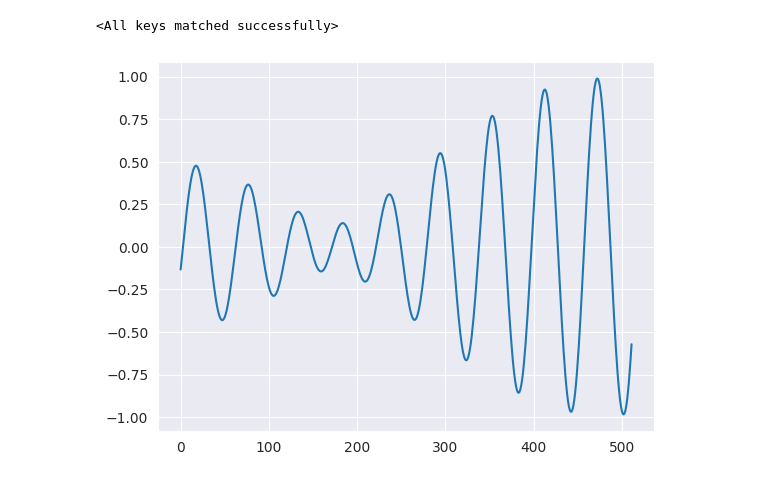
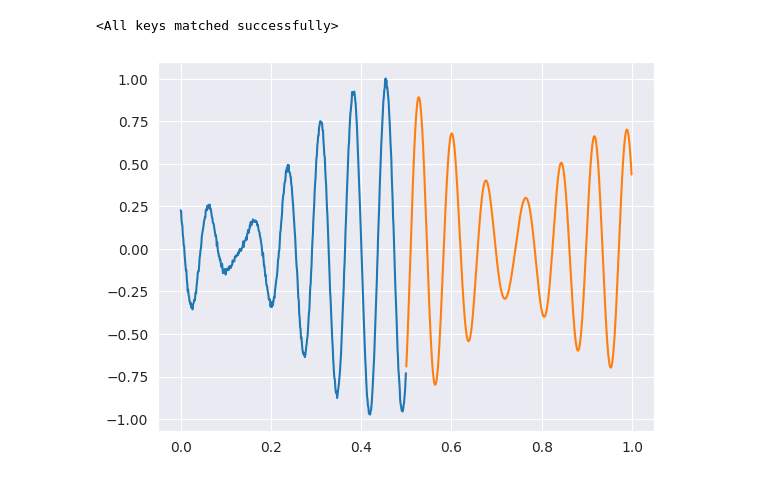
Before and after one commit to daniel-mencl/gravitational-waves, a Jupyter notebook: signal_prediction_triple.ipynb, the cells around one changed output. Cells and saved outputs as stored; diff of their text form; code cells hidden in the pictures.

Commit message:
Add noise

```diff
--- a/signal_prediction_triple.ipynb
+++ b/signal_prediction_triple.ipynb
@@ -35,6 +32,10 @@ best_model.load_state_dict(torch.load("models/signal_prediction_triple.pt", map_
 <All keys matched successfully>
 # %%
 EVAL_COUNT = 256
+TIME_STEP = 0.5 / MAX_SEQUENCE_LENGTH
+MIN_OMEGA = 80
+MAX_OMEGA = 120
+NOISE = 0.01
 
 frequencies_1 = random_values(EVAL_COUNT, MIN_OMEGA, MAX_OMEGA)
 frequencies_2 = random_values(EVAL_COUNT, MIN_OMEGA, MAX_OMEGA)
@@ -69,12 +70,16 @@ sine_3 = create_signals(
 
 signals = (sine_1 + sine_2 + sine_3) / 3
 values, next_values = signals.split((MAX_SEQUENCE_LENGTH, MAX_SEQUENCE_LENGTH), dim=1)
+values = add_noise(values, NOISE)
 next_value = next_values[:, 0]
 # %%
-plt.plot(values[0])
+import numpy as np
+index = 111
+plt.plot(np.arange(MAX_SEQUENCE_LENGTH) * TIME_STEP, values[index])
+plt.plot(np.arange(MAX_SEQUENCE_LENGTH) * TIME_STEP + MAX_SEQUENCE_LENGTH * TIME_STEP, next_values[index])
 plt.show()
 # %% [output]
-[figure, old version]
+[figure, new version]
 # %%
 prediction = make_prediction(best_model, values, batch_size=16)
 plt.scatter(next_value, prediction)
```
Also changed, not shown: parts of 5 cells of this notebook, 3 other files.
